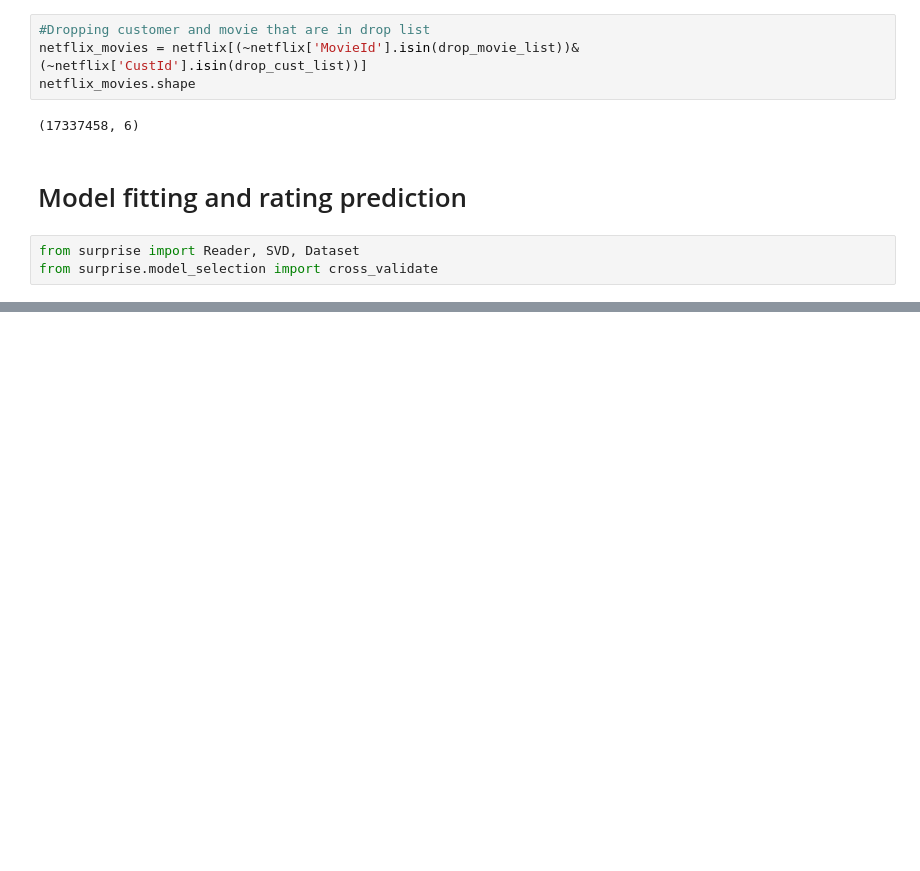
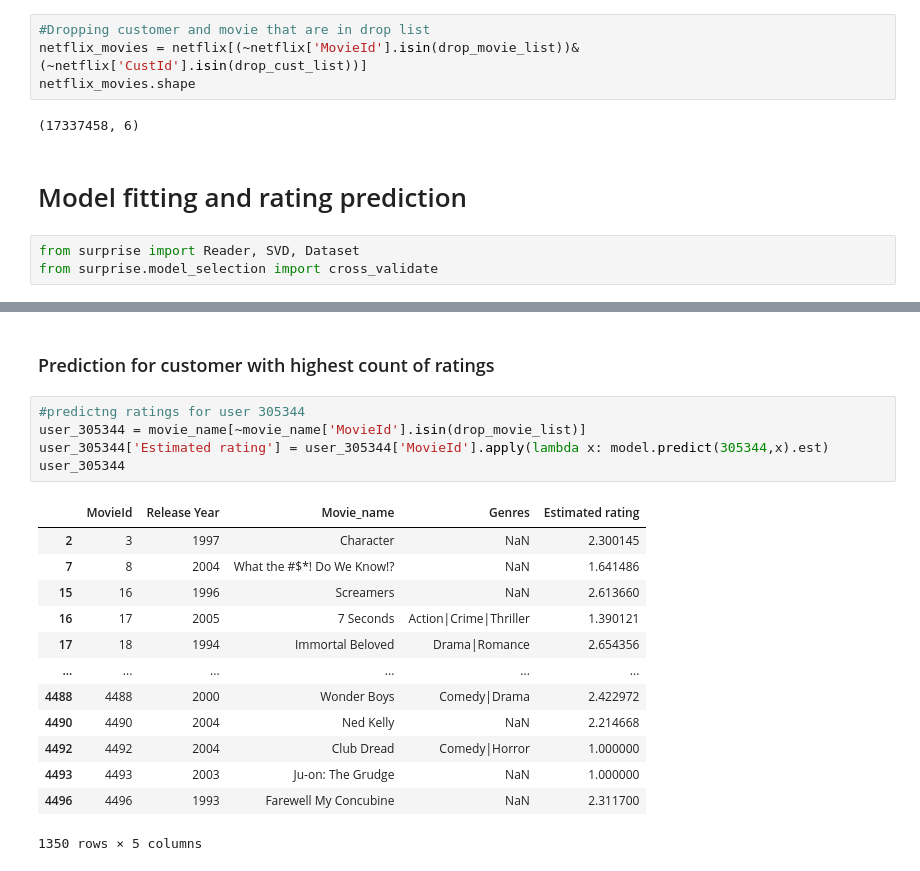
Before and after one commit to XXzE3/Movie-recommender-engine, a Jupyter notebook: Movie recommender engine.ipynb, the cells around one changed output, grey strips where cells are left out. Saved outputs shown, nothing was run; the diff lists cells and outputs as text; blank space fills up the shorter version.

```diff
--- a/Movie recommender engine.ipynb
+++ b/Movie recommender engine.ipynb
@@ -895,0 +955,21 @@ cross_validate(model,model_data,measures=['RMSE','MAE'],cv=4)
+# %% [markdown]
+### Prediction for customer with highest count of ratings
+# %%
+#predictng ratings for user 305344
+user_305344 = movie_name[~movie_name['MovieId'].isin(drop_movie_list)]
+user_305344['Estimated rating'] = user_305344['MovieId'].apply(lambda x: model.predict(305344,x).est)
+user_305344
+# %% [output]
+|  | MovieId | Release Year | Movie_name | Genres | Estimated rating |
+| 2 | 3 | 1997 | Character | NaN | 2.300145 |
+| 7 | 8 | 2004 | What the #$*! Do We Know!? | NaN | 1.641486 |
+| 15 | 16 | 1996 | Screamers | NaN | 2.613660 |
+| 16 | 17 | 2005 | 7 Seconds | Action|Crime|Thriller | 1.390121 |
+| 17 | 18 | 1994 | Immortal Beloved | Drama|Romance | 2.654356 |
+| ... | ... | ... | ... | ... | ... |
+| 4488 | 4488 | 2000 | Wonder Boys | Comedy|Drama | 2.422972 |
+| 4490 | 4490 | 2004 | Ned Kelly | NaN | 2.214668 |
+| 4492 | 4492 | 2004 | Club Dread | Comedy|Horror | 1.000000 |
+| 4493 | 4493 | 2003 | Ju-on: The Grudge | NaN | 1.000000 |
+| 4496 | 4496 | 1993 | Farewell My Concubine | NaN | 2.311700 |
+1350 rows × 5 columns
```
Also changed, not shown: parts of 23 cells of this notebook.
